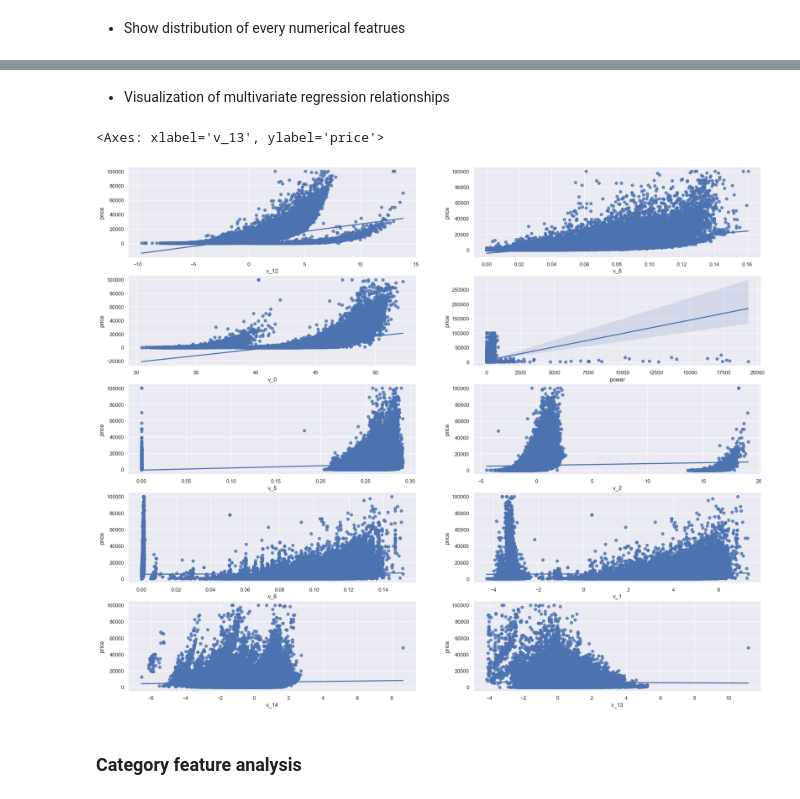
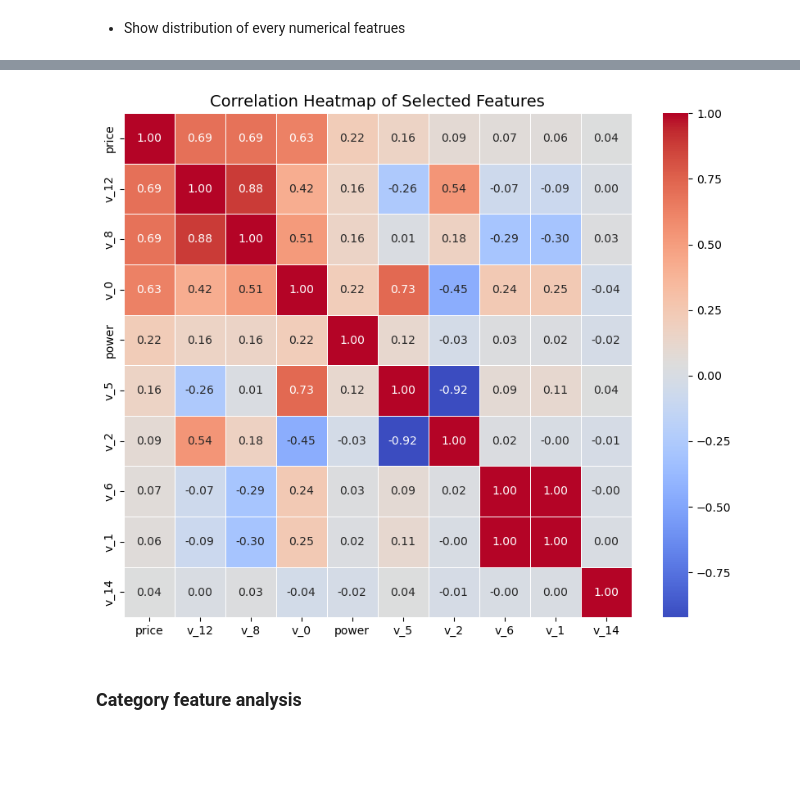
Before and after one commit to liuxinyi15/ML_Second_hand_car_prediction, a Jupyter notebook: Step_1_EDA.ipynb, the cells around one changed output, grey strips where cells are left out. Drawn from its saved outputs; the diff is of its cells as text; code cells hidden in the pictures; blank space fills up the shorter version.

```diff
--- a/Step_1_EDA.ipynb
+++ b/Step_1_EDA.ipynb
@@ -731,40 +670,12 @@ Name: price, Length: 150000, dtype: int64
-# %% [markdown]
-- Visualization of multivariate regression relationships
-# %%
-fig, ((ax1, ax2), (ax3, ax4), (ax5, ax6), (ax7, ax8), (ax9, ax10)) = plt.subplots(nrows=5, ncols=2, figsize=(24, 20))
-
-v_12_scatter_plot = pd.concat([train,df['v_12']],axis = 1)
-sns.regplot(x='v_12',y = 'price', data = v_12_scatter_plot,scatter= True, fit_reg=True, ax=ax1)
-
-v_8_scatter_plot = pd.concat([train,df['v_8']],axis = 1)
-sns.regplot(x='v_8',y = 'price',data = v_8_scatter_plot,scatter= True, fit_reg=True, ax=ax2)
-
-v_0_scatter_plot = pd.concat([train,df['v_0']],axis = 1)
-sns.regplot(x='v_0',y = 'price',data = v_0_scatter_plot,scatter= True, fit_reg=True, ax=ax3)
-
-power_scatter_plot = pd.concat([train,df['power']],axis = 1)
-sns.regplot(x='power',y = 'price',data = power_scatter_plot,scatter= True, fit_reg=True, ax=ax4)
-
-v_5_scatter_plot = pd.concat([train,df['v_5']],axis = 1)
-sns.regplot(x='v_5',y = 'price',data = v_5_scatter_plot,scatter= True, fit_reg=True, ax=ax5)
-
-v_2_scatter_plot = pd.concat([train,df['v_2']],axis = 1)
-sns.regplot(x='v_2',y = 'price',data = v_2_scatter_plot,scatter= True, fit_reg=True, ax=ax6)
-
-v_6_scatter_plot = pd.concat([train,df['v_6']],axis = 1)
-sns.regplot(x='v_6',y = 'price',data = v_6_scatter_plot,scatter= True, fit_reg=True, ax=ax7)
-
-v_1_scatter_plot = pd.concat([train,df['v_1']],axis = 1)
-sns.regplot(x='v_1',y = 'price',data = v_1_scatter_plot,scatter= True, fit_reg=True, ax=ax8)
-
-v_14_scatter_plot = pd.concat([train,df['v_14']],axis = 1)
-sns.regplot(x='v_14',y = 'price',data = v_14_scatter_plot,scatter= True, fit_reg=True, ax=ax9)
-
-v_13_scatter_plot = pd.concat([train,df['v_13']],axis = 1)
-sns.regplot(x='v_13',y = 'price',data = v_13_scatter_plot,scatter= True, fit_reg=True, ax=ax10)
-# %% [output]
-<Axes: xlabel='v_13', ylabel='price'>
-[figure, removed]
+# %%
+columns = ['price', 'v_12', 'v_8', 'v_0', 'power', 'v_5', 'v_2', 'v_6', 'v_1', 'v_14']
+corr = df[columns].corr()
+plt.figure(figsize=(10, 8))
+sns.heatmap(corr, annot=True, cmap='coolwarm', fmt=".2f", linewidths=0.5)
+plt.title('Correlation Heatmap of Selected Features', fontsize=14)
+plt.show()
+# %% [output]
+[figure, added]
 # %% [markdown]
 ### Category feature analysis
 # %% [markdown]
```
Also changed, not shown: parts of 28 cells of this notebook.
